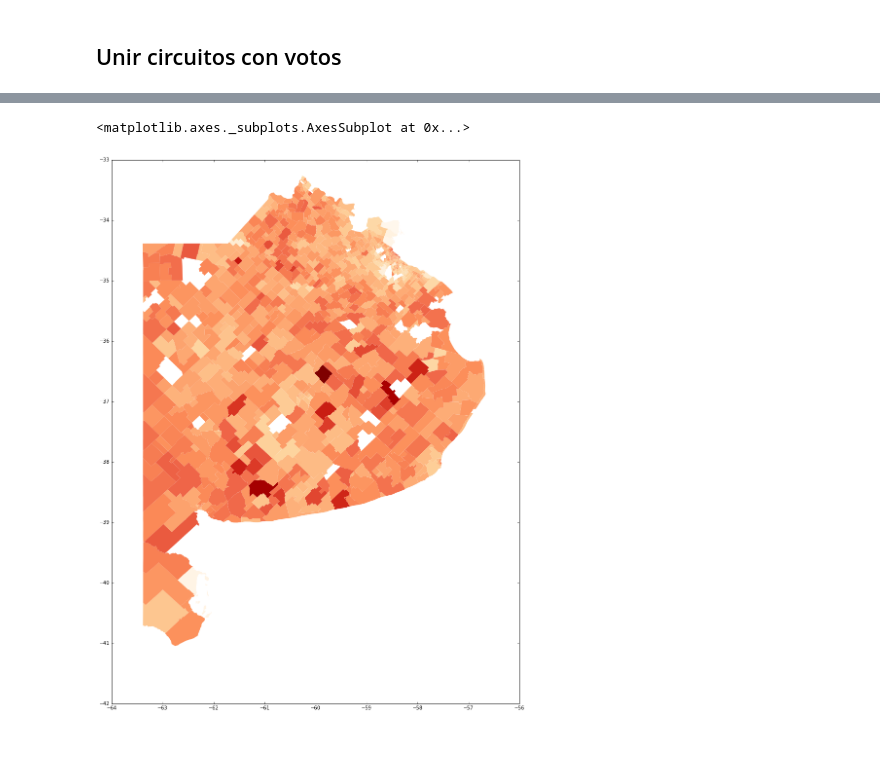
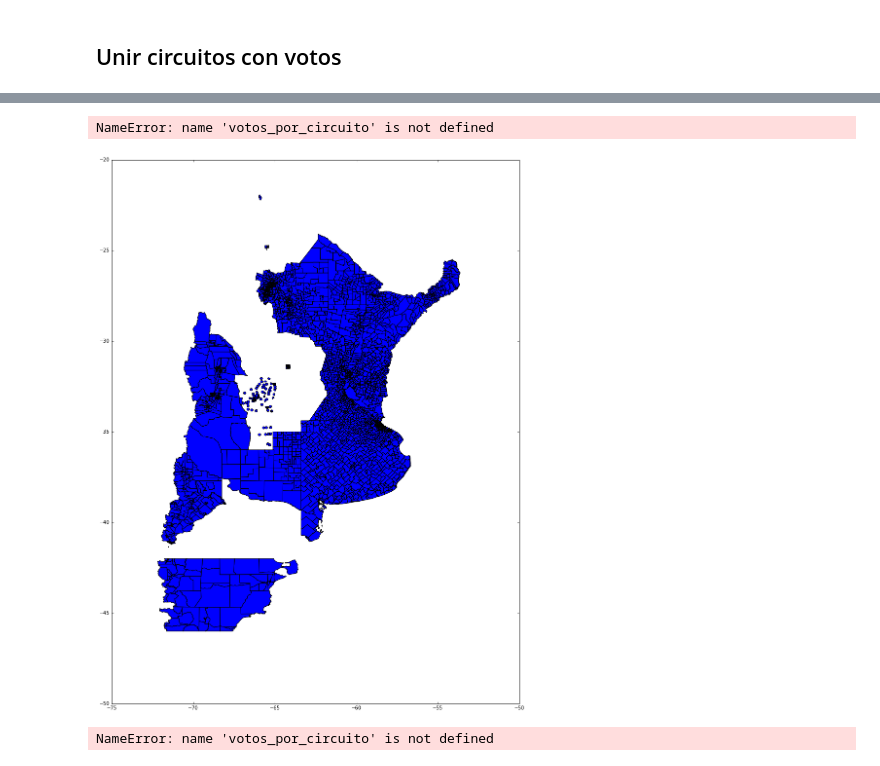
Before and after one commit to tartagalensis/EleccionesARG, a Jupyter notebook: Exploracion.ipynb, the cells around one changed output, grey strips where cells are left out. Drawn from its saved outputs; the diff is of its cells as text; code cells hidden in the pictures.

Commit message:
Added user created data

```diff
--- a/Exploracion.ipynb
+++ b/Exploracion.ipynb
@@ -164,7 +171,6 @@ diff_votos_ganados_FPV_PRO.loc[diff_votos_ganados_FPV_PRO.PROVINCIA.isin(['BUENO
 # %% [markdown]
 ## Shapefile de circuitos electorales
 # %%
-import unidecode
 import geopandas as gpd
 df_list = []
 
@@ -176,8 +182,8 @@ for n in range(24):
 
 circuitos = pd.concat(df_list).reset_index(drop = True)
 circuitos['circuito'] = circuitos['circuito'].str.zfill(4)
-circuitos['provincia'] = [unidecode.unidecode(row) for row in circuitos['provincia'].str.upper()]
-circuitos['departamen'] = [unidecode.unidecode(row) for row in circuitos['departamen'].str.upper()]
+circuitos['provincia'] = [unidecode(row) for row in circuitos['provincia'].str.upper()]
+circuitos['departamen'] = [unidecode(row) for row in circuitos['departamen'].str.upper()]
 circuitos['provincia'] = circuitos['provincia'].str.replace('CIUDAD AUTONOMA DE BUENOS AIRES', 'CIUDAD AUTONOMA DE BS.AS.')
 
 circuitos['departamen'] = circuitos['departamen'].str.replace('LA MATANZA', 'MATANZA').str.replace(
@@ -293,30 +274,32 @@ with open('./diff_votos_2015_2017_polys.geojson', 'r') as src:
 # %%
 ## Conclusion, definir las siguientes columnas:
 import matplotlib.pyplot as plt
 %matplotlib inline
 
-# fig, ax = plt.subplots(1, figsize = (15, 20))
-# circuitos.sort_values(by = ['circuito']).plot(ax = ax)
+fig, ax = plt.subplots(1, figsize = (15, 20))
+circuitos.sort_values(by = ['circuito']).plot(ax = ax)
 
-# votos_por_circuito['circuito'] = votos_por_circuito['CODIGO CIRCUITO   '].astype(str).str.strip().str.zfill(4)
-# votos_por_circuito['distrito'] = votos_por_circuito['CODIGO PROVINCIA'].astype(str).str.zfill(2)
+votos_por_circuito['circuito'] = votos_por_circuito['CODIGO CIRCUITO   '].astype(str).str.strip().str.zfill(4)
+votos_por_circuito['distrito'] = votos_por_circuito['CODIGO PROVINCIA'].astype(str).str.zfill(2)
 
-# merged = votos_por_circuito.merge(circuitos[['circuito', 'distrito','geometry']])
+merged = votos_por_circuito.merge(circuitos[['circuito', 'distrito','geometry']])
 
-#pasar a porcentajes:
+# pasar a porcentajes:
 
-# merged['VOTOS_pct'] = merged.groupby(['distrito', 'circuito'])['VOTOS'].apply(lambda x: 100*x/x.sum())
+merged['VOTOS_pct'] = merged.groupby(['distrito', 'circuito'])['VOTOS'].apply(lambda x: 100*x/x.sum())
+# %% [output]
+NameError: name 'votos_por_circuito' is not defined
+[figure, added]
 # %%
-# BA = merged.loc[votos_por_circuito['distrito'].isin(['01', '02'])]
+BA = merged.loc[votos_por_circuito['distrito'].isin(['01', '02'])]
 
-# fig, ax = plt.subplots(1, figsize = (15, 20))
-# gpd.GeoDataFrame(BA.loc[BA['CODIGO VOTOS'] == 135]).plot(column='VOTOS_pct', ax = ax, linewidth = 0, cmap='OrRd')
+fig, ax = plt.subplots(1, figsize = (15, 20))
+gpd.GeoDataFrame(BA.loc[BA['CODIGO VOTOS'] == 135]).plot(column='VOTOS_pct', ax = ax, linewidth = 0, cmap='OrRd')
 
-# fig, ax = plt.subplots(1, figsize = (17, 18))
-# gpd.GeoDataFrame(BA.loc[BA['CODIGO VOTOS'] == 135]).plot(column='VOTOS_pct', ax = ax, linewidth = 0, cmap='Blues', alpha = .5)
-# gpd.GeoDataFrame(BA.loc[BA['CODIGO VOTOS'] == 131]).plot(column='VOTOS_pct', ax = ax, linewidth = 0, cmap='Reds', alpha = .4)
-# ax.set_xlim(-59, -57.8)
-# ax.set_ylim(-35.2, -34)
+fig, ax = plt.subplots(1, figsize = (17, 18))
+gpd.GeoDataFrame(BA.loc[BA['CODIGO VOTOS'] == 135]).plot(column='VOTOS_pct', ax = ax, linewidth = 0, cmap='Blues', alpha = .5)
+gpd.GeoDataFrame(BA.loc[BA['CODIGO VOTOS'] == 131]).plot(column='VOTOS_pct', ax = ax, linewidth = 0, cmap='Reds', alpha = .4)
+ax.set_xlim(-59, -57.8)
+ax.set_ylim(-35.2, -34)
 # %% [output]
-<matplotlib.axes._subplots.AxesSubplot at 0x...>
+NameError: name 'votos_por_circuito' is not defined
-[figure, removed]
```
Also changed, not shown: parts of 10 cells of this notebook, 14 other files.
